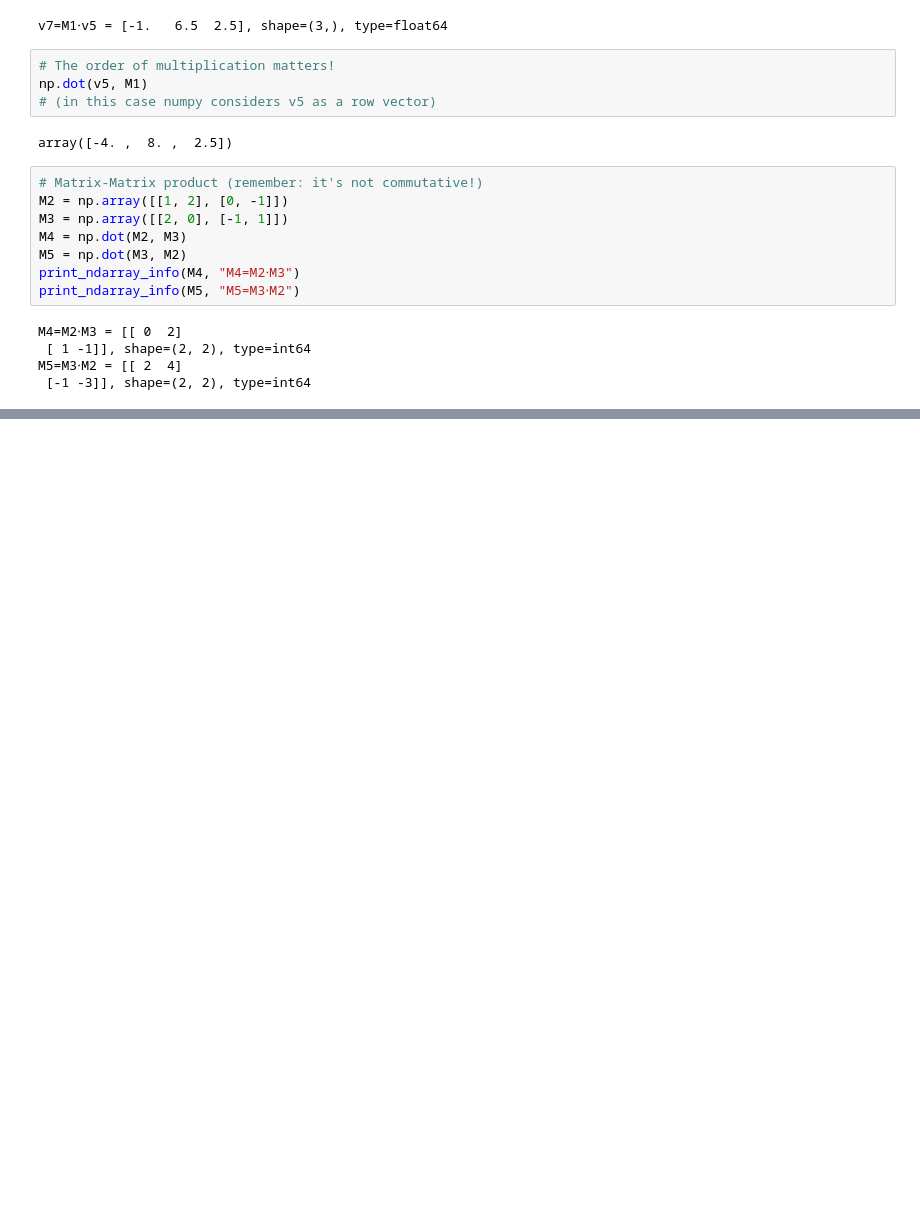
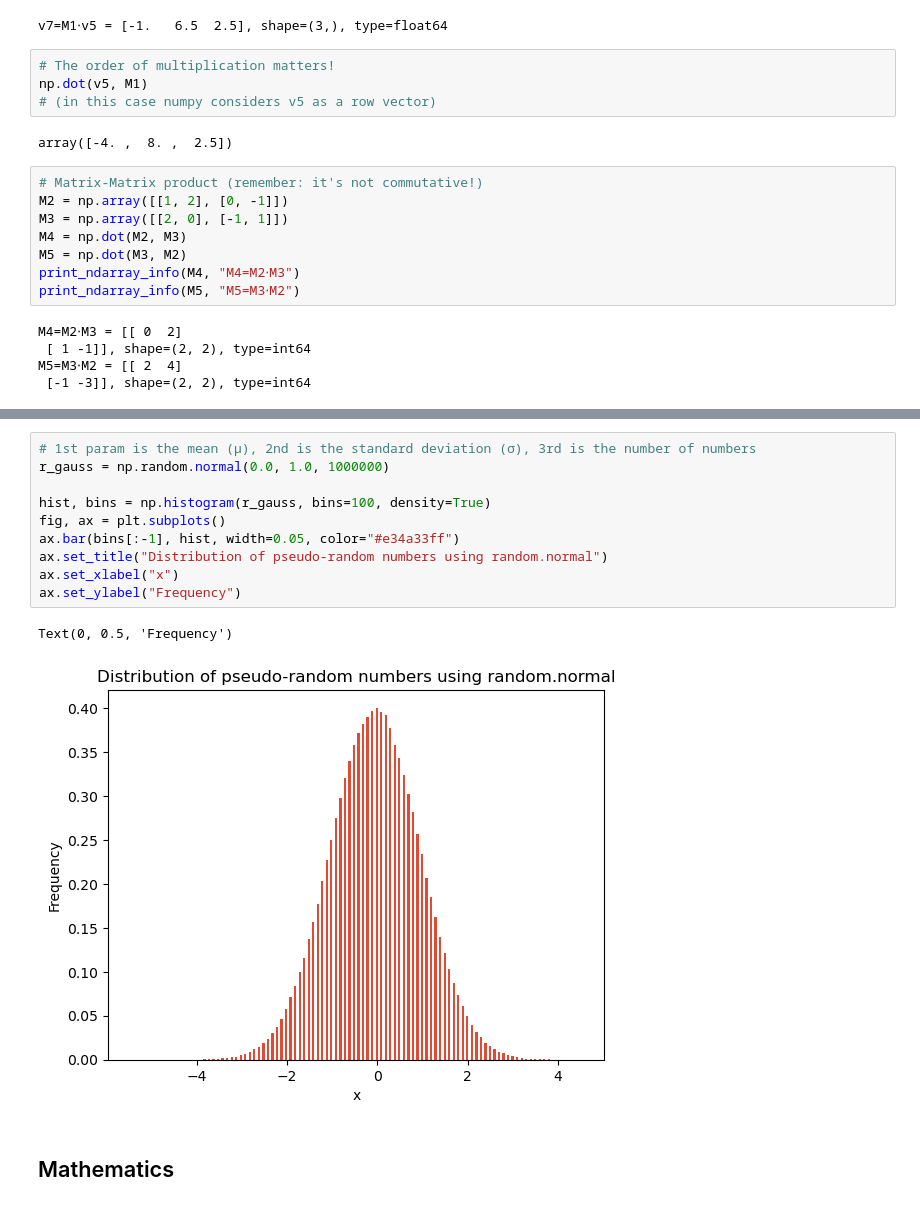
Before and after one commit to pelegs/physics_simulations_course, a Jupyter notebook: code/python_intro/numpy_scipy_1.ipynb, the cells around one changed output, grey strips where cells are left out. Drawn from its saved outputs; the diff is of its cells as text; blank space fills up the shorter version.

```diff
--- a/code/python_intro/numpy_scipy_1.ipynb
+++ b/code/python_intro/numpy_scipy_1.ipynb
@@ -118,0 +269,15 @@ M5=M3⋅M2 = [[ 2  4]
+# %%
+# 1st param is the mean (μ), 2nd is the standard deviation (σ), 3rd is the number of numbers
+r_gauss = np.random.normal(0.0, 1.0, 1000000)
+
+hist, bins = np.histogram(r_gauss, bins=100, density=True)
+fig, ax = plt.subplots()
+ax.bar(bins[:-1], hist, width=0.05, color="#e34a33ff")
+ax.set_title("Distribution of pseudo-random numbers using random.normal")
+ax.set_xlabel("x")
+ax.set_ylabel("Frequency")
+# %% [output]
+Text(0, 0.5, 'Frequency')
+[figure, added]
+# %% [markdown]
+## Mathematics
```
Also changed, not shown: parts of 17 cells of this notebook.
